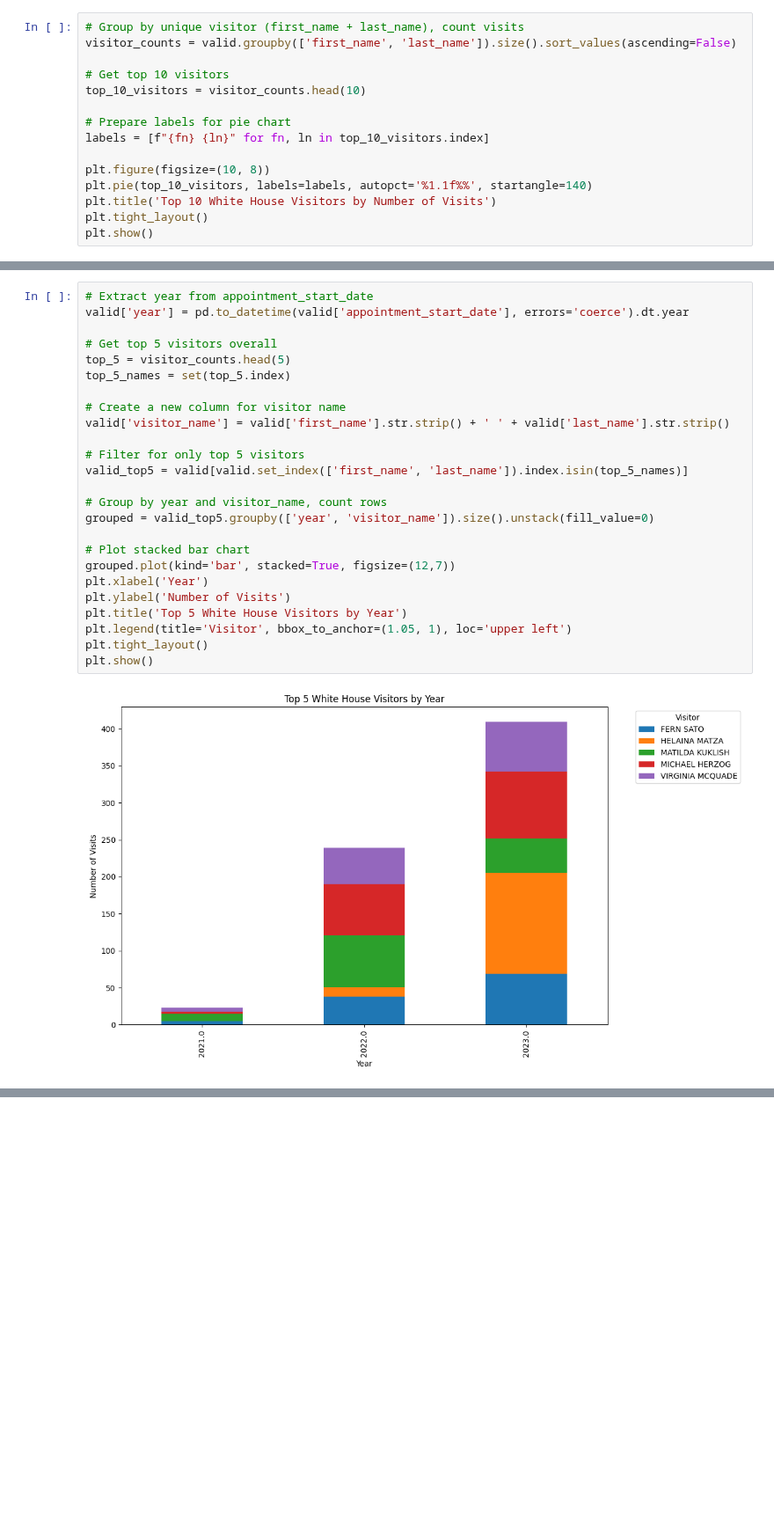
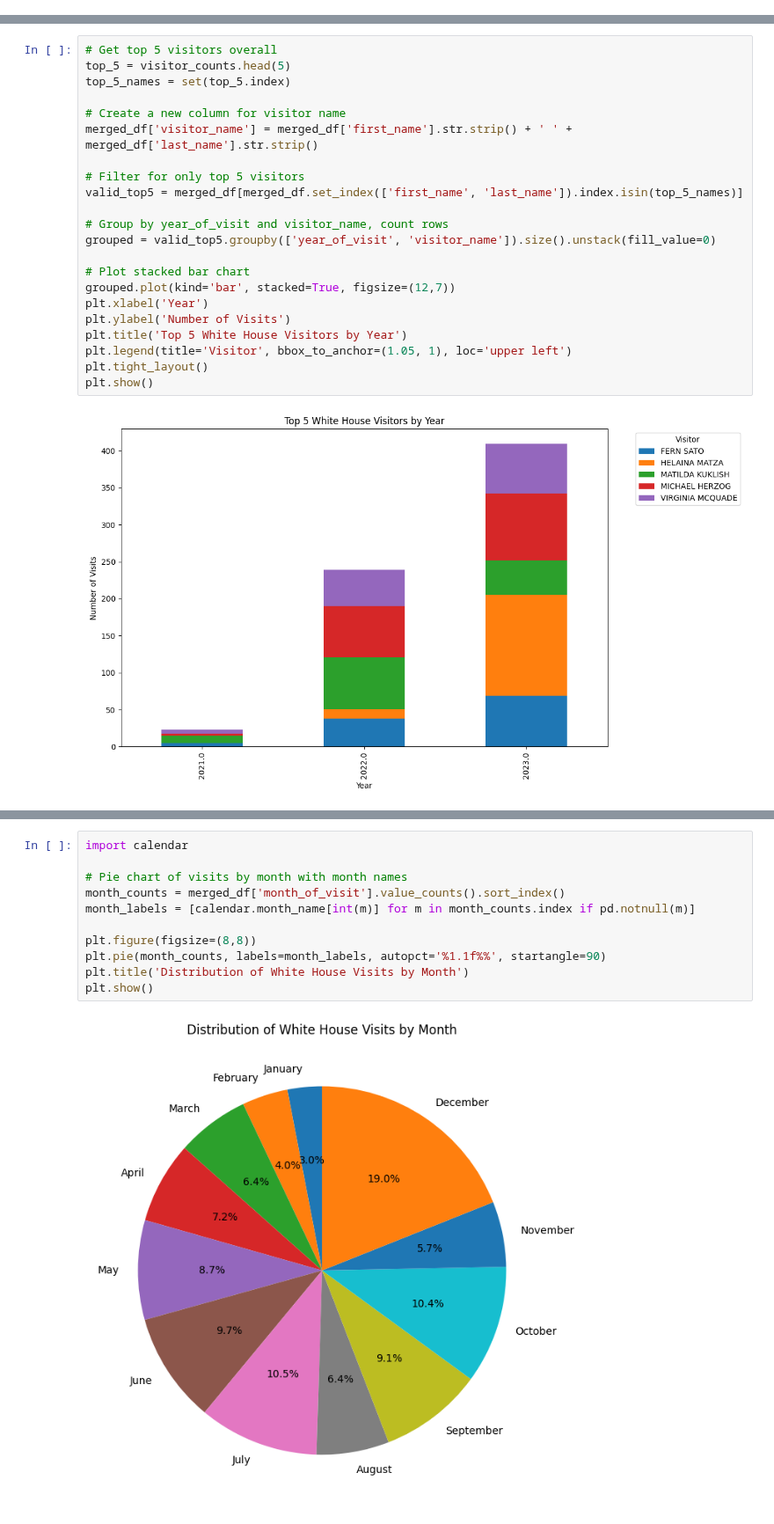
Before and after one commit to gabriel-joseph/data_science_portfolio, a Jupyter notebook: fall2025/dsc640_data_viz/week3_4/Weeks3&4Exercise/vance_week3_4.ipynb, the cells around one changed output, grey strips where cells are left out. Shown at 88% size. Drawn from its saved outputs; the diff is of its cells as text; blank space fills up the shorter version.

```diff
--- a/fall2025/dsc640_data_viz/week3_4/Weeks3&4Exercise/vance_week3_4.ipynb
+++ b/fall2025/dsc640_data_viz/week3_4/Weeks3&4Exercise/vance_week3_4.ipynb
@@ -96,18 +86,3 @@ plt.tight_layout()
 plt.show()
 # %% [output]
 [figure]
-# %%
-# Group by unique visitor (first_name + last_name), count visits
-visitor_counts = valid.groupby(['first_name', 'last_name']).size().sort_values(ascending=False)
-
-# Get top 10 visitors
-top_10_visitors = visitor_counts.head(10)
-
-# Prepare labels for pie chart
-labels = [f"{fn} {ln}" for fn, ln in top_10_visitors.index]
-
-plt.figure(figsize=(10, 8))
-plt.pie(top_10_visitors, labels=labels, autopct='%1.1f%%', startangle=140)
-plt.title('Top 10 White House Visitors by Number of Visits')
-plt.tight_layout()
-plt.show()
@@ -116,19 +89,16 @@ plt.show()
 # %%
-# Extract year from appointment_start_date
-valid['year'] = pd.to_datetime(valid['appointment_start_date'], errors='coerce').dt.year
-
 # Get top 5 visitors overall
 top_5 = visitor_counts.head(5)
 top_5_names = set(top_5.index)
 
 # Create a new column for visitor name
-valid['visitor_name'] = valid['first_name'].str.strip() + ' ' + valid['last_name'].str.strip()
+merged_df['visitor_name'] = merged_df['first_name'].str.strip() + ' ' + merged_df['last_name'].str.strip()
 
 # Filter for only top 5 visitors
-valid_top5 = valid[valid.set_index(['first_name', 'last_name']).index.isin(top_5_names)]
+valid_top5 = merged_df[merged_df.set_index(['first_name', 'last_name']).index.isin(top_5_names)]
 
-# Group by year and visitor_name, count rows
-grouped = valid_top5.groupby(['year', 'visitor_name']).size().unstack(fill_value=0)
+# Group by year_of_visit and visitor_name, count rows
+grouped = valid_top5.groupby(['year_of_visit', 'visitor_name']).size().unstack(fill_value=0)
 
 # Plot stacked bar chart
 grouped.plot(kind='bar', stacked=True, figsize=(12,7))
@@ -144,0 +113,13 @@ plt.show()
+# %%
+import calendar
+
+# Pie chart of visits by month with month names
+month_counts = merged_df['month_of_visit'].value_counts().sort_index()
+month_labels = [calendar.month_name[int(m)] for m in month_counts.index if pd.notnull(m)]
+
+plt.figure(figsize=(8,8))
+plt.pie(month_counts, labels=month_labels, autopct='%1.1f%%', startangle=90)
+plt.title('Distribution of White House Visits by Month')
+plt.show()
+# %% [output]
+[figure, added]
```
Also changed, not shown: parts of 10 cells of this notebook, 1 other file.
